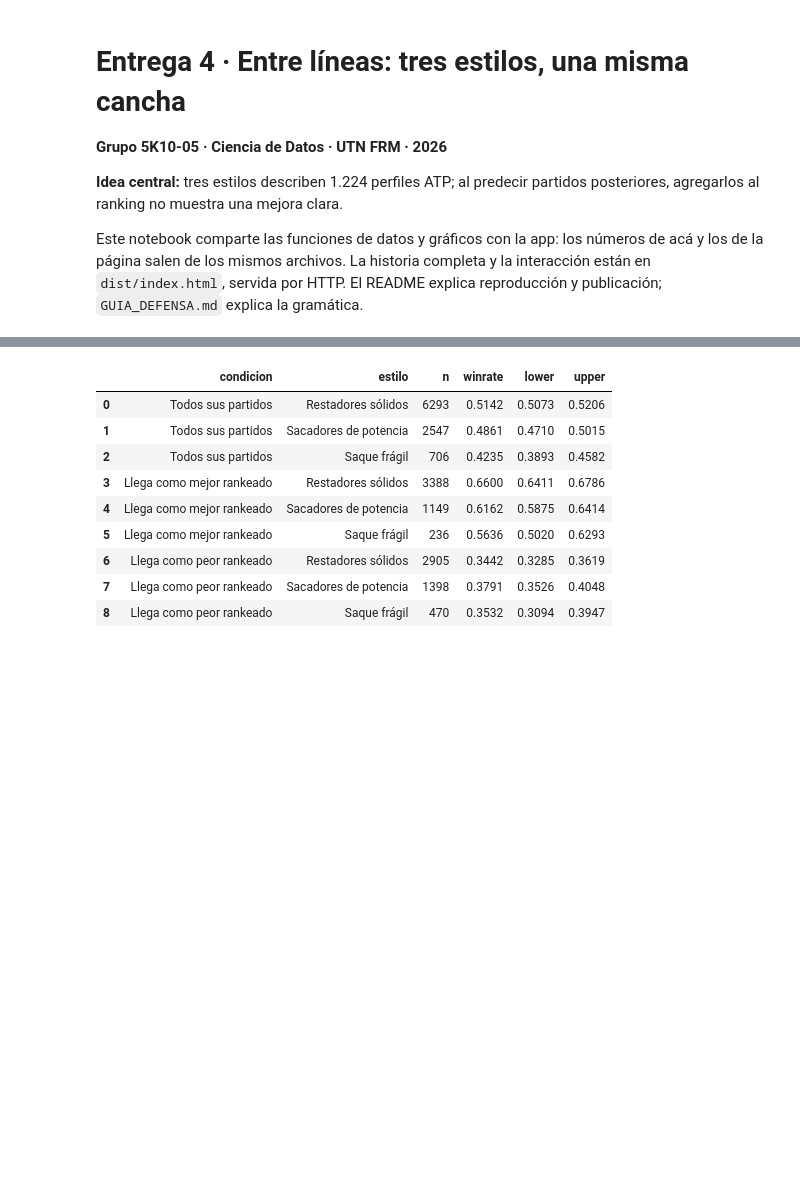
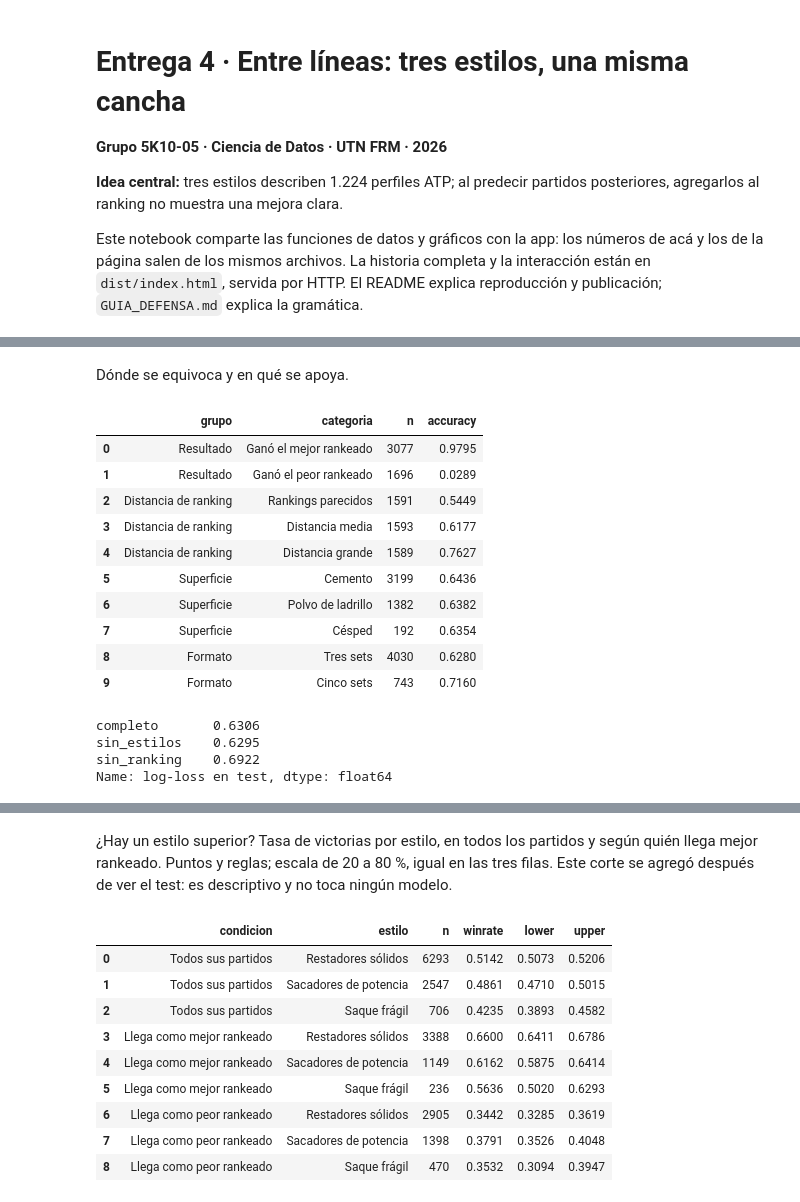
Before and after one commit to Rami195/ATP, a Jupyter notebook: entrega4/Entrega4_ATP_Visualizacion.ipynb, the cells around one changed output, grey strips where cells are left out. Cells and saved outputs as stored; diff of their text form; code cells hidden in the pictures; blank space fills up the shorter version.

```diff
--- a/entrega4/Entrega4_ATP_Visualizacion.ipynb
+++ b/entrega4/Entrega4_ATP_Visualizacion.ipynb
@@ -63,0 +137,22 @@ el corte controla una sola variable, y entre los mejor rankeados los restadores
+# %% [markdown]
+Dónde se equivoca y en qué se apoya.
+# %%
+display(pd.DataFrame(informe['mistakes']).round(4))
+display(pd.Series(informe['reliance'], name='log-loss en test').round(4))
+alt.Chart.from_dict(specs['coeficientes']).properties(width=750)
+# %% [output]
+|  | grupo | categoria | n | accuracy |
+| 0 | Resultado | Ganó el mejor rankeado | 3077 | 0.9795 |
+| 1 | Resultado | Ganó el peor rankeado | 1696 | 0.0289 |
+| 2 | Distancia de ranking | Rankings parecidos | 1591 | 0.5449 |
+| 3 | Distancia de ranking | Distancia media | 1593 | 0.6177 |
+| 4 | Distancia de ranking | Distancia grande | 1589 | 0.7627 |
+| 5 | Superficie | Cemento | 3199 | 0.6436 |
+| 6 | Superficie | Polvo de ladrillo | 1382 | 0.6382 |
+| 7 | Superficie | Césped | 192 | 0.6354 |
+| 8 | Formato | Tres sets | 4030 | 0.6280 |
+| 9 | Formato | Cinco sets | 743 | 0.7160 |
+completo       0.6306
+sin_estilos    0.6295
+sin_ranking    0.6922
+Name: log-loss en test, dtype: float64
@@ -64,3 +160,7 @@ el corte controla una sola variable, y entre los mejor rankeados los restadores
+# %% [markdown]
+¿Hay un estilo superior? Tasa de victorias por estilo, en todos los partidos y según
+quién llega mejor rankeado. Puntos y reglas; escala de 20 a 80 %, igual en las tres filas.
+Este corte se agregó después de ver el test: es descriptivo y no toca ningún modelo.
 # %%
 display(pd.DataFrame(informe['association_rank']).round(4))
 display(pd.Series(informe['best_ranked_share'], name='Llega como mejor rankeado').round(4))
```
Also changed, not shown: parts of 16 cells of this notebook, 41 other files.
